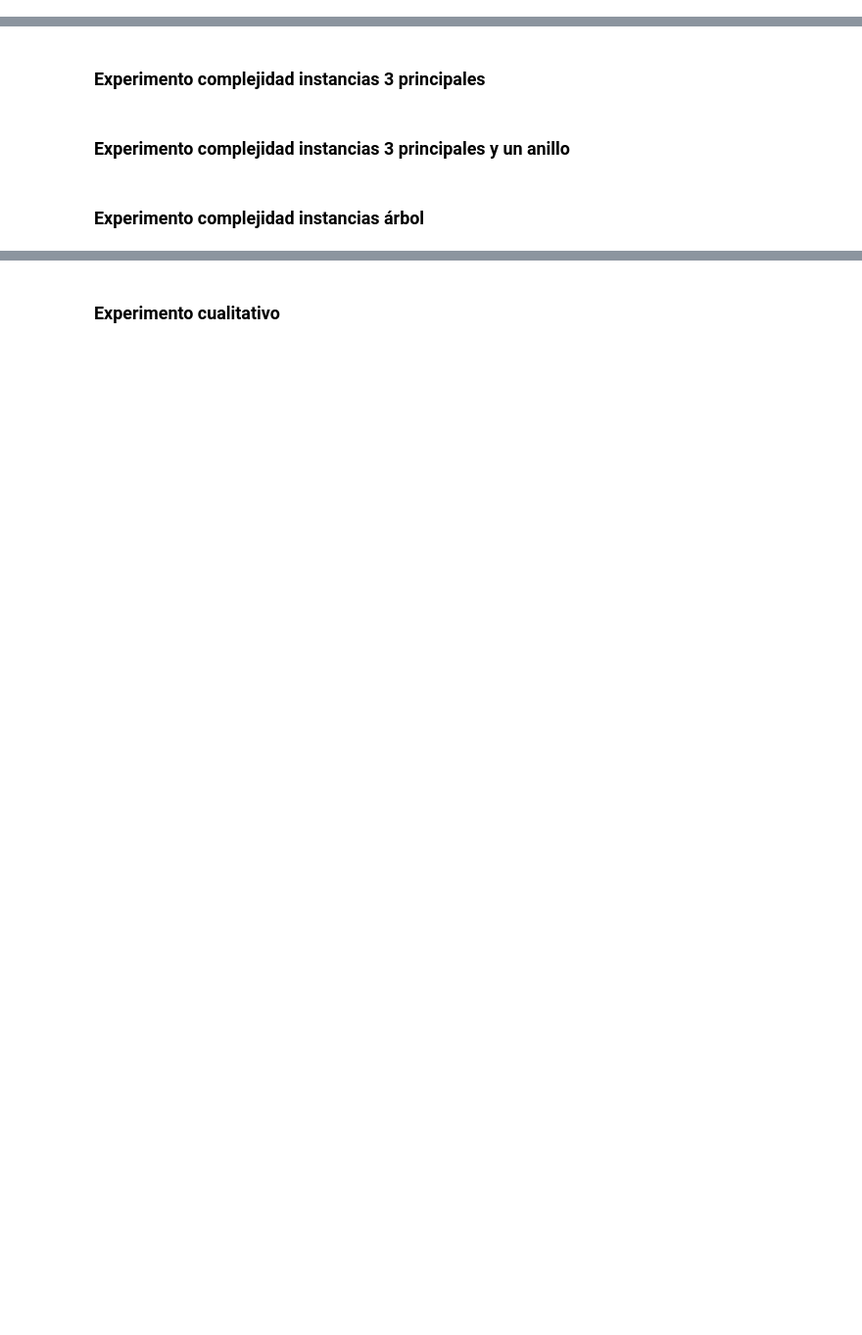
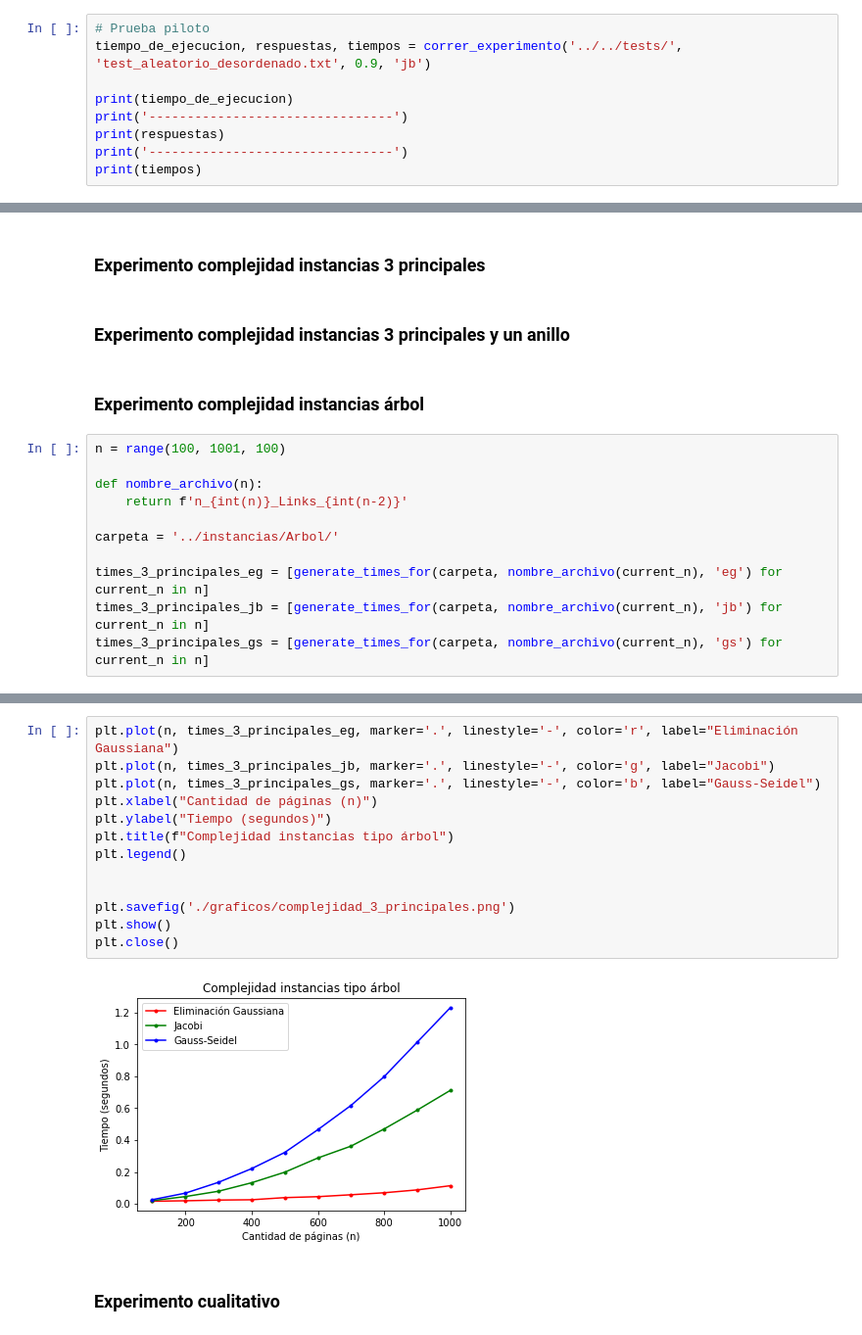
Before and after one commit to elgrandt/metodos-2022, a Jupyter notebook: TP3/python/experimentacion.ipynb, the cells around one changed output, grey strips where cells are left out. Shown: that part at 98% size. Cells and saved outputs as stored; diff of their text form; blank space fills up the shorter version.

```diff
--- a/TP3/python/experimentacion.ipynb
+++ b/TP3/python/experimentacion.ipynb
@@ -50,2 +59,11 @@ def correr_experimento(archivo_instancia, p, algoritmo):
         iteracion += 1
     return tiempo_ejecucion, respuestas, iteraciones
+# %%
+# Prueba piloto
+tiempo_de_ejecucion, respuestas, tiempos = correr_experimento('../../tests/', 'test_aleatorio_desordenado.txt', 0.9, 'jb')
+
+print(tiempo_de_ejecucion)
+print('--------------------------------')
+print(respuestas)
+print('--------------------------------')
+print(tiempos)
@@ -57,3 +180,14 @@ def correr_experimento(archivo_instancia, p, algoritmo):
 ### Experimento complejidad instancias 3 principales y un anillo
 # %% [markdown]
 ### Experimento complejidad instancias árbol
+# %%
+n = range(100, 1001, 100)
+
+def nombre_archivo(n):
+    return f'n_{int(n)}_Links_{int(n-2)}'
+
+carpeta = '../instancias/Arbol/'
+
+times_3_principales_eg = [generate_times_for(carpeta, nombre_archivo(current_n), 'eg') for current_n in n]
+times_3_principales_jb = [generate_times_for(carpeta, nombre_archivo(current_n), 'jb') for current_n in n]
+times_3_principales_gs = [generate_times_for(carpeta, nombre_archivo(current_n), 'gs') for current_n in n]
@@ -60,2 +212,17 @@ def correr_experimento(archivo_instancia, p, algoritmo):
+# %%
+plt.plot(n, times_3_principales_eg, marker='.', linestyle='-', color='r', label="Eliminación Gaussiana")
+plt.plot(n, times_3_principales_jb, marker='.', linestyle='-', color='g', label="Jacobi")
+plt.plot(n, times_3_principales_gs, marker='.', linestyle='-', color='b', label="Gauss-Seidel")
+plt.xlabel("Cantidad de páginas (n)")
+plt.ylabel("Tiempo (segundos)")
+plt.title(f"Complejidad instancias tipo árbol")
+plt.legend()
+
+
+plt.savefig('./graficos/complejidad_3_principales.png')
+plt.show()
+plt.close()
+# %% [output]
+[figure, added]
 # %% [markdown]
 ### Experimento cualitativo
```
Also changed, not shown: parts of 13 cells of this notebook, 5 other files.
